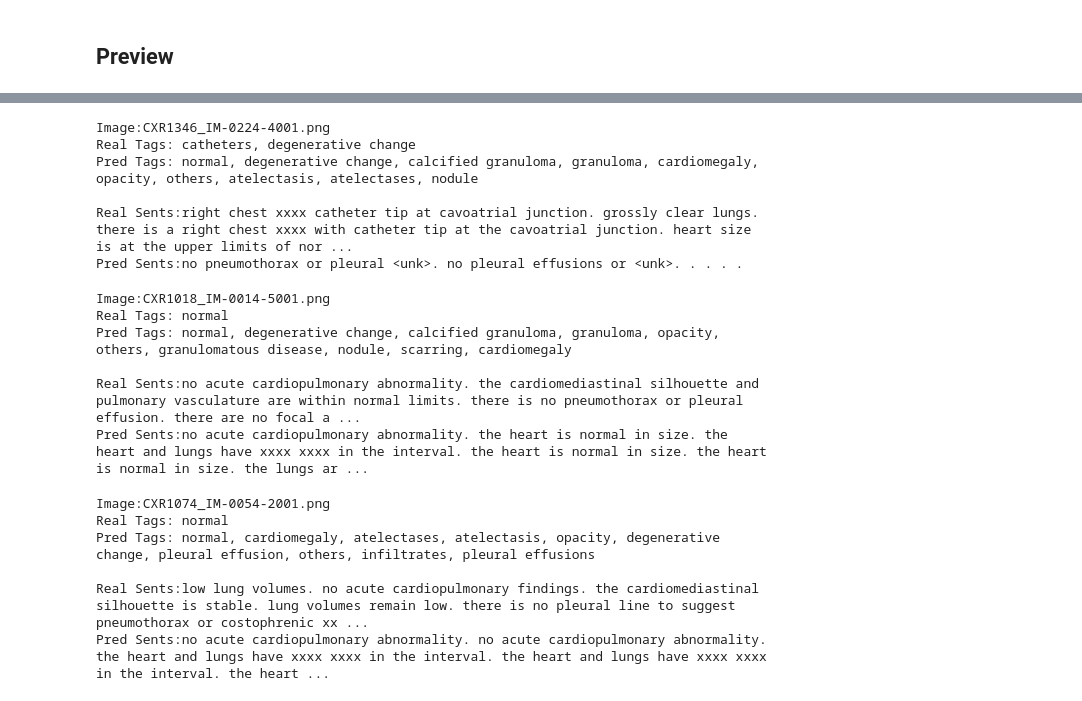
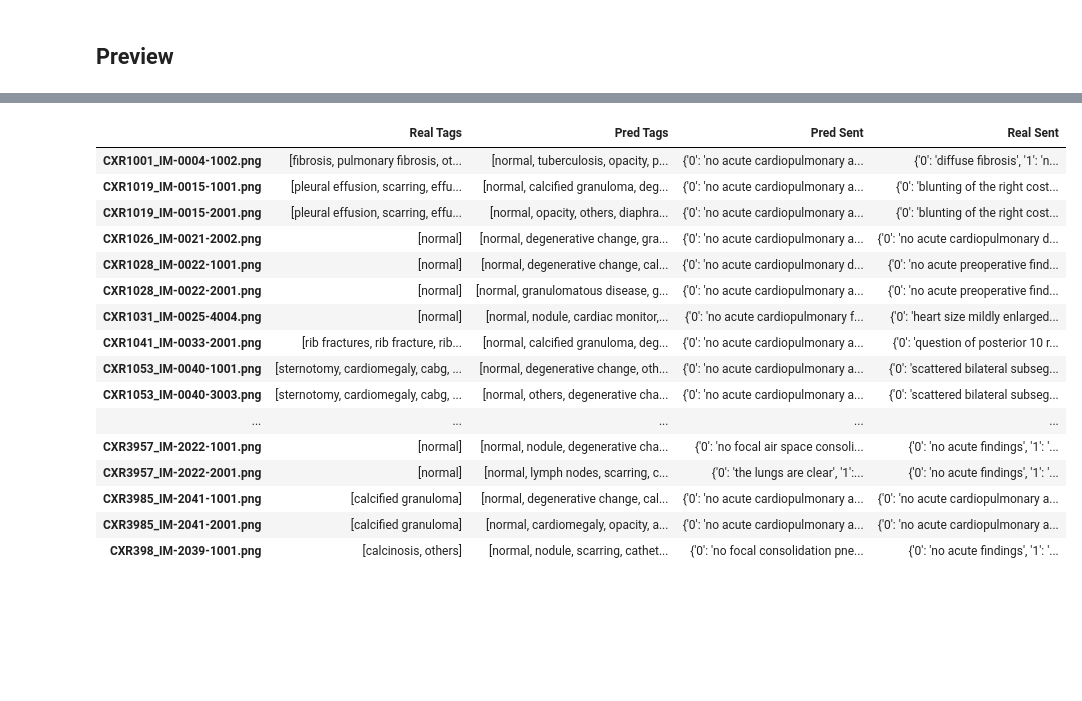
Before and after one commit to havecats/Medical-Report-Generation-OntheAutomaticGeneration, a Jupyter notebook: review_captions_densenet.ipynb, the cells around one changed output, grey strips where cells are left out. Drawn from its saved outputs; the diff is of its cells as text; code cells hidden in the pictures; blank space fills up the shorter version.

Commit message:
densenet train

```diff
--- a/review_captions_densenet.ipynb
+++ b/review_captions_densenet.ipynb
@@ -6,17 +6,14 @@ import matplotlib.image as mpimg
 %matplotlib inline
 import pandas as pd
 # %%
-densenet300 = './result_logs/20230416-2005traindensenet201/results/debug.json'
+densenet181_json = './result_logs/0501-0429densenet201/results/561.json'
 image_dir = './data/images'
+# densenet_json = './result_logs/0418-2254resnet152/results/181.json'
 
-# resnet800 = './result_logs/20230415-2238trainresnet152/results/debug.json'
-
-with open(densenet300, 'r') as f:
-    data300 = json.load(f)
-# with open(trainresnet152_json, 'r') as f2:
-#     data_densenet = json.load(f2)
-# with open(resnet800, 'r') as f:
-#     data800 = json.load(f)
+with open(densenet181_json, 'r') as f:
+    data = json.load(f)
+# with open(resnet28_json, 'r') as f2:
+#     data28 = json.load(f2)
 # %%
 def show_image(image_id):
     image = mpimg.imread(os.path.join(image_dir, image_id))
@@ -141,11 +120,11 @@ data300
 # %%
-result300 = pd.DataFrame.from_dict(data300, orient='index')
+result = pd.DataFrame.from_dict(data, orient='index')
 # %%
 # # 显示所有列
 # pd.set_option('display.max_columns', None)
 # pd.set_option('display.max_columns', 5)  #最多显示5列
 # 显示所有行
 # pd.set_option('display.max_rows', None)
-pd.set_option('display.max_rows', 200)#最多显示10行
+pd.set_option('display.max_rows', 400)#最多显示10行
 
 pd.set_option('max_colwidth',500) # default = 50
@@ -373,9 +130,0 @@ Pred Sents:the lungs are clear. no pneumothorax or pleural effusion. no pneumoth
-# %%
-show_info(60)
-# %% [output]
-Image:CXR1346_IM-0224-4001.png
-Real Tags: catheters, degenerative change
-Pred Tags: normal, degenerative change, calcified granuloma, granuloma, cardiomegaly, opacity, others, atelectasis, atelectases, nodule
-
-Real Sents:right chest xxxx catheter tip at cavoatrial junction. grossly clear lungs. there is a right chest xxxx with catheter tip at the cavoatrial junction. heart size is at the upper limits of nor ...
-Pred Sents:no pneumothorax or pleural <unk>. no pleural effusions or <unk>. . . . .
@@ -393,18 +131,20 @@ def show_info_densenet(id):
-# %%
-show_info_densenet(0)
-# %% [output]
-Image:CXR1018_IM-0014-5001.png
-Real Tags: normal
-Pred Tags: normal, degenerative change, calcified granuloma, granuloma, opacity, others, granulomatous disease, nodule, scarring, cardiomegaly
-
-Real Sents:no acute cardiopulmonary abnormality. the cardiomediastinal silhouette and pulmonary vasculature are within normal limits. there is no pneumothorax or pleural effusion. there are no focal a ...
-Pred Sents:no acute cardiopulmonary abnormality. the heart is normal in size. the heart and lungs have xxxx xxxx in the interval. the heart is normal in size. the heart is normal in size. the lungs ar ...
-# %%
-show_info_densenet(15)
-# %% [output]
-Image:CXR1074_IM-0054-2001.png
-Real Tags: normal
-Pred Tags: normal, cardiomegaly, atelectases, atelectasis, opacity, degenerative change, pleural effusion, others, infiltrates, pleural effusions
-
-Real Sents:low lung volumes. no acute cardiopulmonary findings. the cardiomediastinal silhouette is stable. lung volumes remain low. there is no pleural line to suggest pneumothorax or costophrenic xx ...
-Pred Sents:no acute cardiopulmonary abnormality. no acute cardiopulmonary abnormality. the heart and lungs have xxxx xxxx in the interval. the heart and lungs have xxxx xxxx in the interval. the heart ...
+# %%
+result.iloc[:400,:]
+# %% [output]
+|  | Real Tags | Pred Tags | Pred Sent | Real Sent |
+| CXR1001_IM-0004-1002.png | [fibrosis, pulmonary fibrosis, ot... | [normal, tuberculosis, opacity, p... | {'0': 'no acute cardiopulmonary a... | {'0': 'diffuse fibrosis', '1': 'n... |
+| CXR1019_IM-0015-1001.png | [pleural effusion, scarring, effu... | [normal, calcified granuloma, deg... | {'0': 'no acute cardiopulmonary a... | {'0': 'blunting of the right cost... |
+| CXR1019_IM-0015-2001.png | [pleural effusion, scarring, effu... | [normal, opacity, others, diaphra... | {'0': 'no acute cardiopulmonary a... | {'0': 'blunting of the right cost... |
+| CXR1026_IM-0021-2002.png | [normal] | [normal, degenerative change, gra... | {'0': 'no acute cardiopulmonary a... | {'0': 'no acute cardiopulmonary d... |
+| CXR1028_IM-0022-1001.png | [normal] | [normal, degenerative change, cal... | {'0': 'no acute cardiopulmonary d... | {'0': 'no acute preoperative find... |
+| CXR1028_IM-0022-2001.png | [normal] | [normal, granulomatous disease, g... | {'0': 'no acute cardiopulmonary a... | {'0': 'no acute preoperative find... |
+| CXR1031_IM-0025-4004.png | [normal] | [normal, nodule, cardiac monitor,... | {'0': 'no acute cardiopulmonary f... | {'0': 'heart size mildly enlarged... |
+| CXR1041_IM-0033-2001.png | [rib fractures, rib fracture, rib... | [normal, calcified granuloma, deg... | {'0': 'no acute cardiopulmonary a... | {'0': 'question of posterior 10 r... |
+| CXR1053_IM-0040-1001.png | [sternotomy, cardiomegaly, cabg, ... | [normal, degenerative change, oth... | {'0': 'no acute cardiopulmonary a... | {'0': 'scattered bilateral subseg... |
+| CXR1053_IM-0040-3003.png | [sternotomy, cardiomegaly, cabg, ... | [normal, others, degenerative cha... | {'0': 'no acute cardiopulmonary a... | {'0': 'scattered bilateral subseg... |
+| ... | ... | ... | ... | ... |
+| CXR3957_IM-2022-1001.png | [normal] | [normal, nodule, degenerative cha... | {'0': 'no focal air space consoli... | {'0': 'no acute findings', '1': '... |
+| CXR3957_IM-2022-2001.png | [normal] | [normal, lymph nodes, scarring, c... | {'0': 'the lungs are clear', '1':... | {'0': 'no acute findings', '1': '... |
+| CXR3985_IM-2041-1001.png | [calcified granuloma] | [normal, degenerative change, cal... | {'0': 'no acute cardiopulmonary a... | {'0': 'no acute cardiopulmonary a... |
+| CXR3985_IM-2041-2001.png | [calcified granuloma] | [normal, cardiomegaly, opacity, a... | {'0': 'no acute cardiopulmonary a... | {'0': 'no acute cardiopulmonary a... |
+| CXR398_IM-2039-1001.png | [calcinosis, others] | [normal, nodule, scarring, cathet... | {'0': 'no focal consolidation pne... | {'0': 'no acute findings', '1': '... |
```
Also changed, not shown: parts of 28 cells of this notebook, 3 other files.
